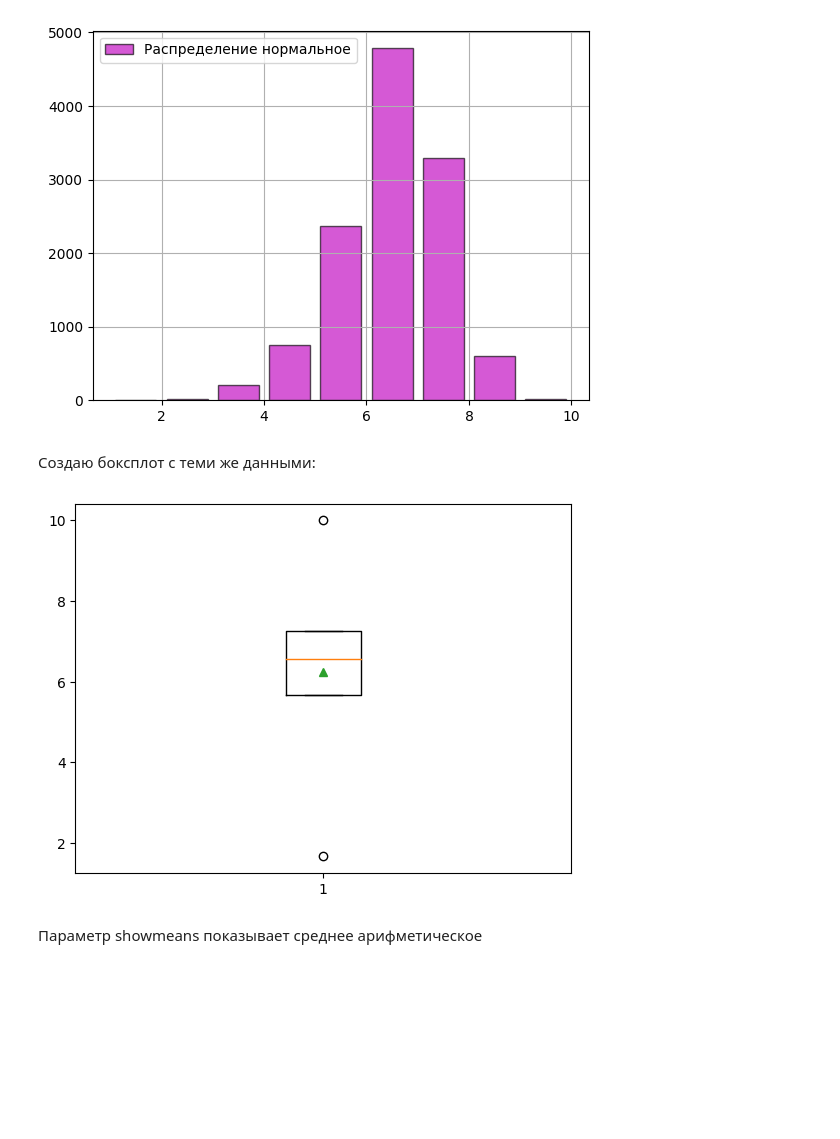
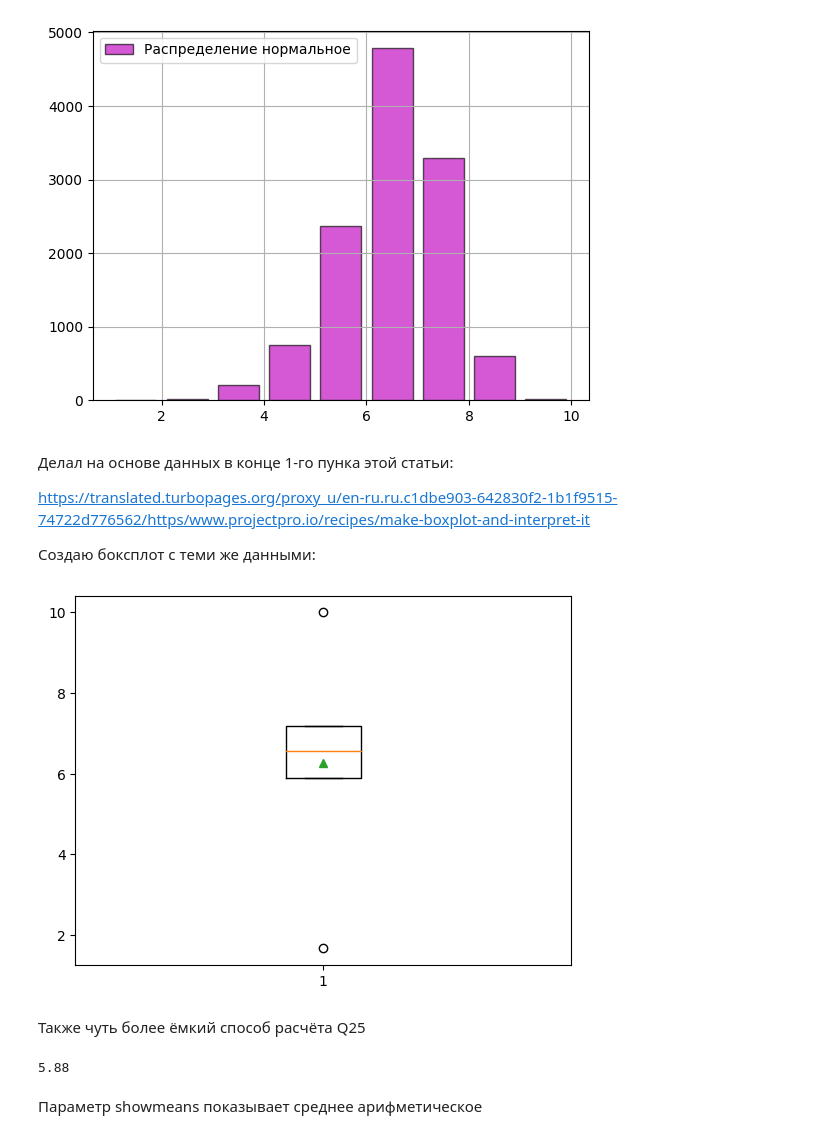
Before and after one commit to GrinchFour/ml.vvsu.2023, a Jupyter notebook: lab02/БПИ20-02_Юрчук_2.ipynb, the cells around one changed output. Drawn from its saved outputs; the diff is of its cells as text; code cells hidden in the pictures; blank space fills up the shorter version.

```diff
--- a/lab02/БПИ20-02_Юрчук_2.ipynb
+++ b/lab02/БПИ20-02_Юрчук_2.ipynb
@@ -39,25 +39,37 @@ plt.show()
 # %% [output]
 [figure]
 # %% [markdown]
+Делал на основе данных в конце 1-го пунка этой статьи:
+
+https://translated.turbopages.org/proxy_u/en-ru.ru.c1dbe903-642830f2-1b1f9515-74722d776562/https/www.projectpro.io/recipes/make-boxplot-and-interpret-it
+
 Создаю боксплот с теми же данными:
 # %%
 x1 = sAn.rating
 xMin = min(x1)
 xMax = max(x1)
 xMedian = x1.median()
 x25 = []
 x75 = []
 for i in x1:
     if i>=xMin and i<= xMedian: x25.append(i)
-x25Mean = mean(x25)
+Q25 = median(x25)
 for i in x1:
     if (i>=xMedian and i<=xMax ): x75.append(i)
-x75Mean = mean(x75)
-data = [xMin, x25Mean, xMedian, x75Mean, xMax]
+Q75 = median(x75)
+data = [xMin, Q25, xMedian, Q75, xMax]
 plt.boxplot(data, showmeans=True)
 plt.show()
 # %% [output]
-[figure, old version]
+[figure, new version]
+# %% [markdown]
+Также чуть более ёмкий способ расчёта Q25
+# %%
+x1 = sAn.rating
+Q25 = x1.quantile(0.25)
+Q25
+# %% [output]
+5.88
 # %% [markdown]
 Параметр showmeans показывает среднее арифметическое
 # %% [markdown]
```
Also changed, not shown: parts of 7 cells of this notebook.
